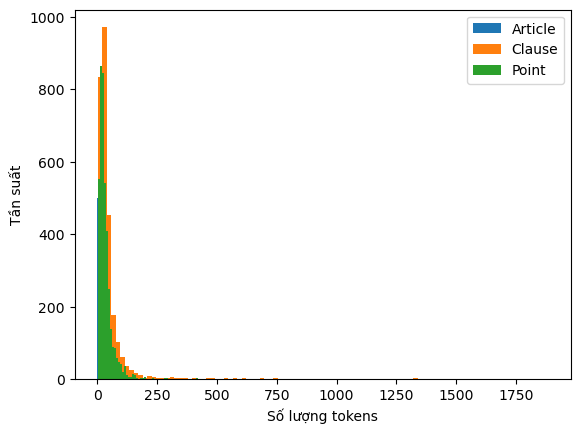
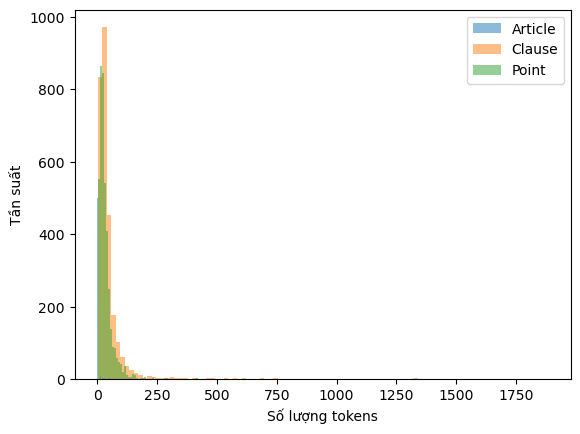
The notebook cell's code change between the first figure and the second:
--- before
+++ after
@@ -8,14 +8,14 @@
 clause_wc = [word_count(t) for t in clause_texts]
 point_wc = [word_count(t) for t in point_texts]
-plt.hist(article_wc, bins=100, label=f'Article')
-plt.hist(clause_wc, bins=100, label=f'Clause')
-plt.hist(point_wc, bins=100, label=f'Point')
+plt.hist(article_wc, bins=100, alpha=0.5, label=f'Article')
+plt.hist(clause_wc, bins=100, alpha=0.5, label=f'Clause')
+plt.hist(point_wc, bins=100, alpha=0.5, label=f'Point')
 plt.xlabel("Số lượng tokens")
 plt.ylabel("Tần suất")
 plt.legend()
 plt.show()
-plt.hist(article_wc, bins=100, label=f'Article')
-plt.hist(clause_wc, bins=100, label=f'Clause')
-plt.hist(point_wc, bins=100, label=f'Point')
+plt.hist(article_wc, bins=100, alpha=0.5, label=f'Article')
+plt.hist(clause_wc, bins=100, alpha=0.5, label=f'Clause')
+plt.hist(point_wc, bins=100, alpha=0.5, label=f'Point')
 plt.xlabel("Số lượng tokens")
 plt.ylabel("Tần suất")

Commit: change opacity